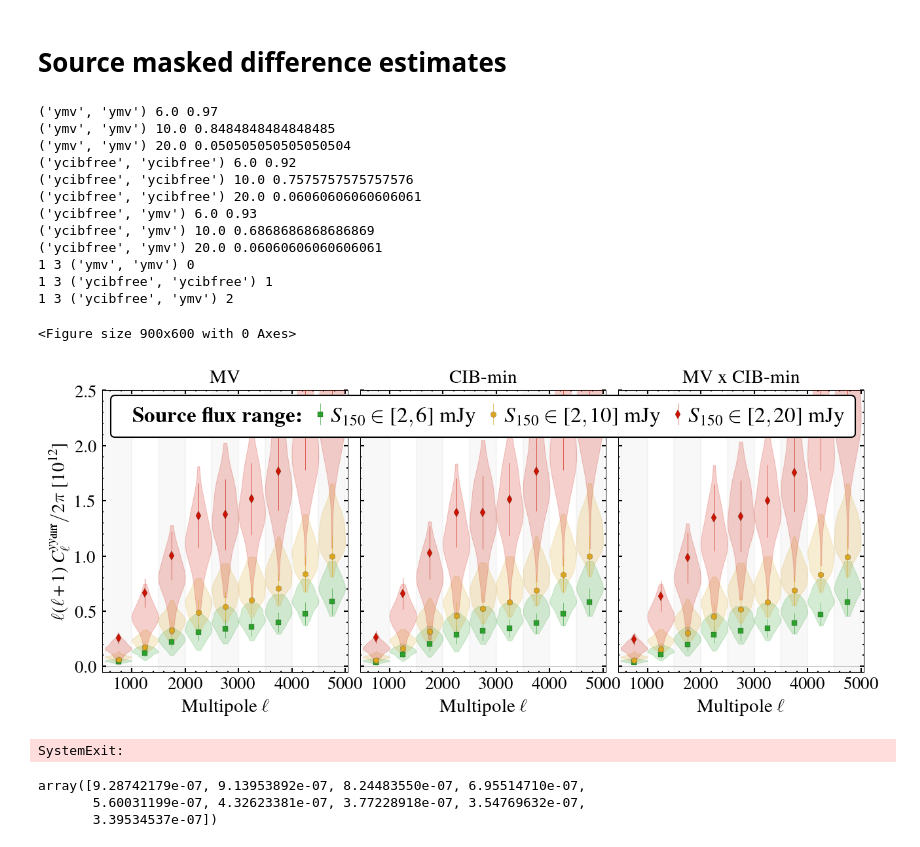
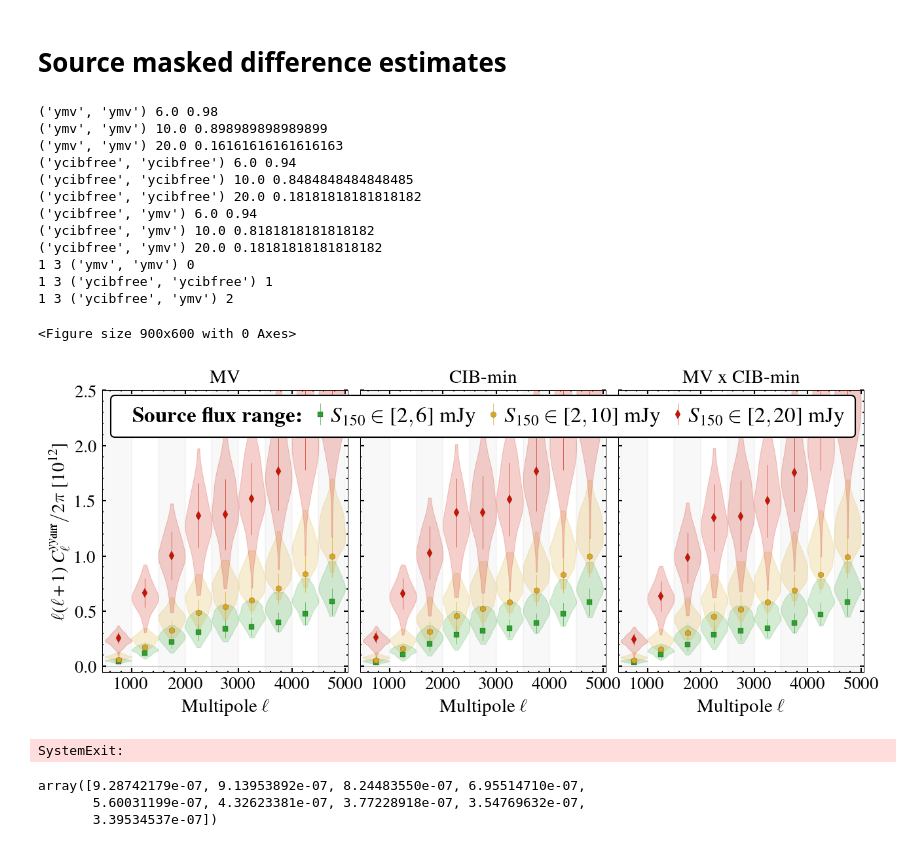
Before and after one commit to sriniraghunathan/tSZ_2pt_SPT_SPIRE, a Jupyter notebook: get_cluster_masking_stats.ipynb, the cells around one changed output. Drawn from its saved outputs; the diff is of its cells as text; code cells hidden in the pictures.

```diff
--- a/get_cluster_masking_stats.ipynb
+++ b/get_cluster_masking_stats.ipynb
@@ -403,7 +403,7 @@ baseline_source_masking = 2
 sim_name_for_sys = 'rad_tweaked_max_tweak_0.2'
 #sim_name_for_rad = 'rad'
 total_sims = 100
-match_tucci_mean = True
+match_tucci_mean = False #True
 pl_dic = {}
 for source_masking in source_masking_specs_dic:
     ##if source_masking != 20: continue
@@ -477,6 +477,8 @@ for source_masking in source_masking_specs_dic:
             show(); sys.exit()
 
         curr_sim_cov = np.cov( cl_sys_arr.T ) + np.cov(cl_sim_arr.T)
+        curr_sim_stat_cov = np.cov(cl_sim_arr.T)
+        ##cl_data_source_masking_difference_err = np.sqrt( np.diag(curr_sim_stat_cov) )
         cl_data_source_masking_difference_err = np.sqrt( np.diag(curr_sim_cov) )
 
         pl_dic[source_masking][m1m2] = [el_, cl_data_source_masking_difference, cl_data_source_masking_difference_err, cl_sim_total_arr, cl_sim_arr, cl_sys_arr, cl_rad_analytic_tucci_dn_ds, cl_rad_analytic_lagache_dn_ds, curr_sim_cov]
@@ -503,7 +505,7 @@ if (1): #get statistics now
             pvalue_sim_based = float( len(np.where( sim_chi_sq_arr> data_chi_sq_val )[0]) / total_sims )
             print( m1m2, source_masking, pvalue_sim_based ); ##sys.exit()
 
-    ##sys.exit()
+    ###sys.exit()
 
 clf()
 fsval = 14
@@ -611,44 +613,44 @@ for m1m2cntr, m1m2 in enumerate( ilc_specs_dic ):
         labels = [leg_title] + labels
 
         leg = ax.legend(
                handles, labels,
                bbox_to_anchor = (leg_xloc, leg_yloc),
                loc = leg_loc,
                fontsize = legfsval,
                ncol = len(pl_dic) + 1,
                handletextpad = 0.5, columnspacing = 0.8,
                handlelength = 0., numpoints = 1,
                #title = leg_title,
                title_fontsize = legfsval,
                framealpha = 1.,
                frameon=True,
                )
         leg._legend_box.align = "left"
         leg.set_zorder(20000)
         #legend(bbox_to_anchor = (0.97, 0.82), loc = 4, fontsize = legfsval, ncol = 4, handletextpad = 0.1, columnspacing = 0.3, handlelength = 1., numpoints = 1)
         #ax.legend(handles[inds2], labels[inds2], bbox_to_anchor = (0.97, 0.82), loc = 4, fontsize = legfsval, ncol = len(inds2), handletextpad = 0.2, columnspacing = 0.8, numpoints = 1, framealpha = 1.)#, handlelength = 1.4)
 
 plname = 'plots/ymap_difference_spectra_data_source_masking'
 plname = '%s.pdf' %(plname)
 ###plname = '%s.png' %(plname)
-savefig(plname, dpi = 200.)
+###savefig(plname, dpi = 200.)
 show()
 sys.exit()
 # %% [output]
-('ymv', 'ymv') 6.0 0.97
-('ymv', 'ymv') 10.0 0.8484848484848485
-('ymv', 'ymv') 20.0 0.050505050505050504
-('ycibfree', 'ycibfree') 6.0 0.92
-('ycibfree', 'ycibfree') 10.0 0.7575757575757576
-('ycibfree', 'ycibfree') 20.0 0.06060606060606061
-('ycibfree', 'ymv') 6.0 0.93
-('ycibfree', 'ymv') 10.0 0.6868686868686869
-('ycibfree', 'ymv') 20.0 0.06060606060606061
+('ymv', 'ymv') 6.0 0.98
+('ymv', 'ymv') 10.0 0.898989898989899
+('ymv', 'ymv') 20.0 0.16161616161616163
+('ycibfree', 'ycibfree') 6.0 0.94
+('ycibfree', 'ycibfree') 10.0 0.8484848484848485
+('ycibfree', 'ycibfree') 20.0 0.18181818181818182
+('ycibfree', 'ymv') 6.0 0.94
+('ycibfree', 'ymv') 10.0 0.8181818181818182
+('ycibfree', 'ymv') 20.0 0.18181818181818182
 1 3 ('ymv', 'ymv') 0
 1 3 ('ycibfree', 'ycibfree') 1
 1 3 ('ycibfree', 'ymv') 2
 <Figure size 900x600 with 0 Axes>
-[figure, old version]
+[figure, new version]
 SystemExit:
 # %%
 # %% [output]
```
Also changed, not shown: parts of 1 cell of this notebook, 2 other files.
